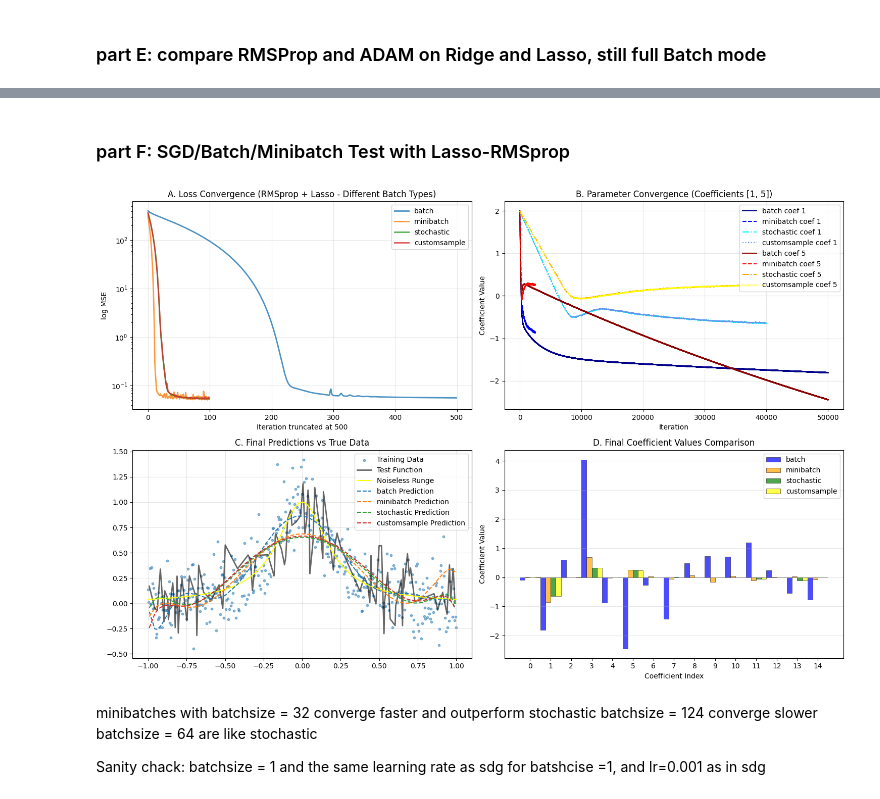
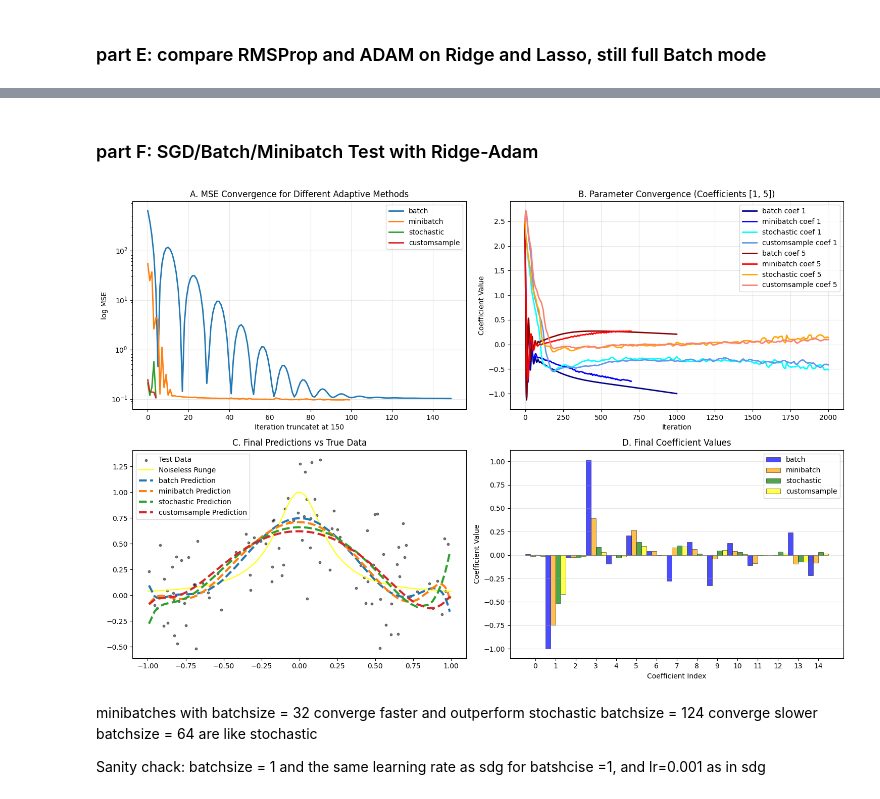
Before and after one commit to 4Lexium/Data-Analysis-and-Machine-Learning, a Jupyter notebook: project1/project1.ipynb, the cells around one changed output, grey strips where cells are left out. Cells and saved outputs as stored; diff of their text form; code cells hidden in the pictures.

```diff
--- a/project1/project1.ipynb
+++ b/project1/project1.ipynb
@@ -440,5 +431,5 @@ def runge_function(N, noise=True):
 # %%
-N = 500
+N = 300
 P = 80
 degree_vec = np.arange(1, P+1)
 lambda_vec = np.array([1e-8, 1e-3])
@@ -526,7 +591,7 @@ def get_grad_OLS(theta, FM, y, n):
     return (2.0/n) * FM.T @ (FM @ theta - y)
 
 def get_grad_Ridge(theta, FM, y, lam, n):
-    return get_grad_OLS(theta, FM, y, n) + 2*lam*theta/n
+    return get_grad_OLS(theta, FM, y, n) + 2*lam*theta    #/n
 # %%
 def simple_gradient_descend(X_train_scaled, X_test_scaled, y_sc, y_offset, y_test, max_eig, eta_vec, mode, l_val):
     eta_vec_scaled = eta_vec / max_eig
@@ -1337,7 +1403,7 @@ X_train_scaled, X_test_scaled, x_train, x_test, y_sc, y_offset, y_test, max_eig
 # Define test pipeline: RMSprop and Adam for Ridge and Lasso
 optimizers = ['rmsprop', 'adam']
 regularizations = ['ridge', 'lasso']
-l_val = 1e-3  # Regularization parameter (lambda)
+l_val = 1e-5  # Regularization parameter (lambda)
 
 results = {}
 loss_log = {}
@@ -1347,7 +1413,17 @@ models = {}
 for optimizer in optimizers:
     for regularization in regularizations:
 
-        lr = 0.01 # Learning Rate common for both
+        if optimizer == 'vanillagd':
+            lr = 0.055   #0.055 from before
+        elif optimizer == 'momentum':
+            lr = 0.1  #0.1
+        elif optimizer == 'adagrad':
+            lr = 5  # needs higher initial LR due to its cumulative dacay of learning rate
+        elif optimizer == 'rmsprop':
+            lr = 0.008   #0.008
+        elif optimizer == 'adam':
+            lr = 0.55   #0.55
+
         model = yagdi(
             learning_rate=lr,
             max_iter=1000,
@@ -1362,7 +1438,6 @@ for optimizer in optimizers:
         # Fit model and store coefficient history
         model.fit(X_train_scaled, y_sc)
         models[f"{optimizer}_{regularization}"] = model
-
         # Make predictions
         y_pred = model.predict(X_test_scaled, y_offset)
         mse = mean_squared_error(y_test, y_pred)
@@ -1481,5 +1557,5 @@ plt.show()
 # %% [markdown]
-### part F: SGD/Batch/Minibatch Test with Lasso-RMSprop
+### part F: SGD/Batch/Minibatch Test with Ridge-Adam
 # %%
 N = 500
 P = 15
@@ -1541,26 +1618,27 @@ for batch_type in batch_types:
     loss_log[batch_type] = model.loss_history_
     theta_log[batch_type] = model.coef_history_
 # %%
-# =================================================================================================
+#=================================================================================================
 # 1. Plot Loss Convergence
-# =================================================================================================
+#=================================================================================================
 
 plt.figure(figsize=(15, 10))
+colors = ['blue', 'orange', 'green', 'red', 'purple']
 
 plt.subplot(2, 2, 1)
-for key, losses in loss_log.items():
-    plt.plot(losses[:500], label=key, alpha=0.8, linewidth=2)
+for optimizer, losses in loss_log.items():
+    plt.plot(losses[:150], label=optimizer, alpha=1, ls='-', linewidth=2)
 
-plt.xlabel('Iteration truncated at 500')
+plt.xlabel('Iteration truncatet at 150')
 plt.ylabel('log MSE')
-plt.title('A. Loss Convergence (RMSprop + Lasso - Different Batch Types)')
+plt.title('A. MSE Convergence for Different Adaptive Methods')
 plt.yscale('log')
 plt.legend()
 plt.grid(True, alpha=0.3)
 
-# =================================================================================================
+#=================================================================================================
 # 2. Plot Parameter Convergence (specific coefficients)
-# =================================================================================================
+#=================================================================================================
 
 coefficients_to_plot = [1, 5]  # Specify which coefficients to track
 plt.subplot(2, 2, 2)
@@ -1568,19 +1646,20 @@ plt.subplot(2, 2, 2)
 # Define color schemes for each coefficient
 color_schemes = {
     0: ['darkblue', 'blue', 'cyan', 'cornflowerblue'],  # Blue tones for coefficient 1
-    1: ['darkred', 'red', 'orange', 'yellow']           # Red tones for coefficient 2
+    1: ['darkred', 'red', 'orange', 'salmon']           # Red tones for coefficient 2
 }
 
-line_styles = {'batch': '-', 'minibatch': '--', 'stochastic': '-.', 'customsample': ':'}
+line_styles = {'rmsprop_ridge': '-', 'rmsprop_lasso': '--',
+               'adam_ridge': '-.', 'adam_lasso': ':'}
 
 for i, coef_idx in enumerate(coefficients_to_plot):
     for j, (key, coef_history) in enumerate(theta_log.items()):
         if coef_idx < len(coef_history[0]):
             coef_values = [coef[coef_idx] for coef in coef_history]
             color = color_schemes[i][j % len(color_schemes[i])]
-            ls = line_styles[key]
+            # ls = line_styles[key]
             plt.plot(coef_values, label=f'{key} coef {coef_idx}',
-                    alpha=1, ls=ls, linewidth=1.5, color=color)
+                    alpha=1, ls='-', linewidth=2, color=color)
 
 plt.xlabel('Iteration')
 plt.ylabel('Coefficient Value')
@@ -1588,28 +1667,28 @@ plt.title(f'B. Parameter Convergence (Coefficients {[x for x in coefficients_to_
 plt.legend()
 plt.grid(True, alpha=0.3)
 
-# =================================================================================================
+#=================================================================================================
 # 3. Plot Final Predictions vs True Data
-# =================================================================================================
+#=================================================================================================
 
 plt.subplot(2, 2, 3)
 sort_idx = np.argsort(x_test)
 x_test_sorted = x_test[sort_idx]
 y_test_sorted = y_test[sort_idx]
 
-plt.scatter(x_train, y_sc + y_offset, alpha=0.5, label='Training Data', s=10)
-plt.plot(x_test_sorted, y_test_sorted, 'k-', linewidth=2, label='Test Function', alpha=0.6)
+# plt.scatter(x_train, y_sc + y_offset, alpha=0.5, label='Training Data', s=10)
+plt.scatter(x_test_sorted, y_test_sorted, alpha=0.5, color='black', label='Test Data', s=10)
 plot_xaxis2, plot_yaxis2 = runge_function(N, False)
 plt.plot(plot_xaxis2, plot_yaxis2, label='Noiseless Runge', color='yellow')
 
-for key, model in models.items():
+for optimizer, model in models.items():
     y_pred_test = model.predict(X_test_scaled, y_offset)
     y_pred_test_sorted = y_pred_test[sort_idx]
-    plt.plot(x_test_sorted, y_pred_test_sorted, '--', linewidth=1.5, label=f'{key} Prediction')
+    plt.plot(x_test_sorted, y_pred_test_sorted, '--', linewidth=3, label=f'{optimizer} Prediction')
+
 
 plt.title('C. Final Predictions vs True Data')
 plt.legend()
-plt.grid(True, alpha=0.3)
 
 # =================================================================================================
 # 4. Plot Final Coefficients Comparison
@@ -1618,35 +1697,35 @@ plt.grid(True, alpha=0.3)
 plt.subplot(2, 2, 4)
 
 n_coefs = len(models['batch'].coef_)
 x_pos = np.arange(n_coefs)
 bar_width = 0.25  # Width of each bar
 
 # Create positions for each method's bars
 positions = []
 keys = list(models.keys())
 for i, key in enumerate(keys):
     positions.append(x_pos + i * bar_width)
 
 # Plot bars for each method
 colors = ['blue', 'orange', 'green', 'yellow']
 for i, (key, model) in enumerate(models.items()):
     plt.bar(positions[i], model.coef_, width=bar_width,
             label=key, alpha=0.7, color=colors[i], edgecolor='black', linewidth=0.5)
 
 plt.xlabel('Coefficient Index')
 plt.ylabel('Coefficient Value')
-plt.title('D. Final Coefficient Values Comparison')
+plt.title('D. Final Coefficient Values')
 plt.legend()
 plt.grid(True, alpha=0.3, axis='y')
 
 # Set x-ticks to be in the middle of each group
 plt.xticks(x_pos + bar_width * (len(keys) - 1) / 2, x_pos)
 
 plt.tight_layout()
 plt.savefig(rf"{figpath}\SGD_batches_RMSprop.png")
 plt.show()
 # %% [output]
-[figure, old version]
+[figure, new version]
 # %% [markdown]
 minibatches with batchsize = 32 converge faster and outperform stochastic
 batchsize = 124 converge slower
```
Also changed, not shown: parts of 31 cells of this notebook.
